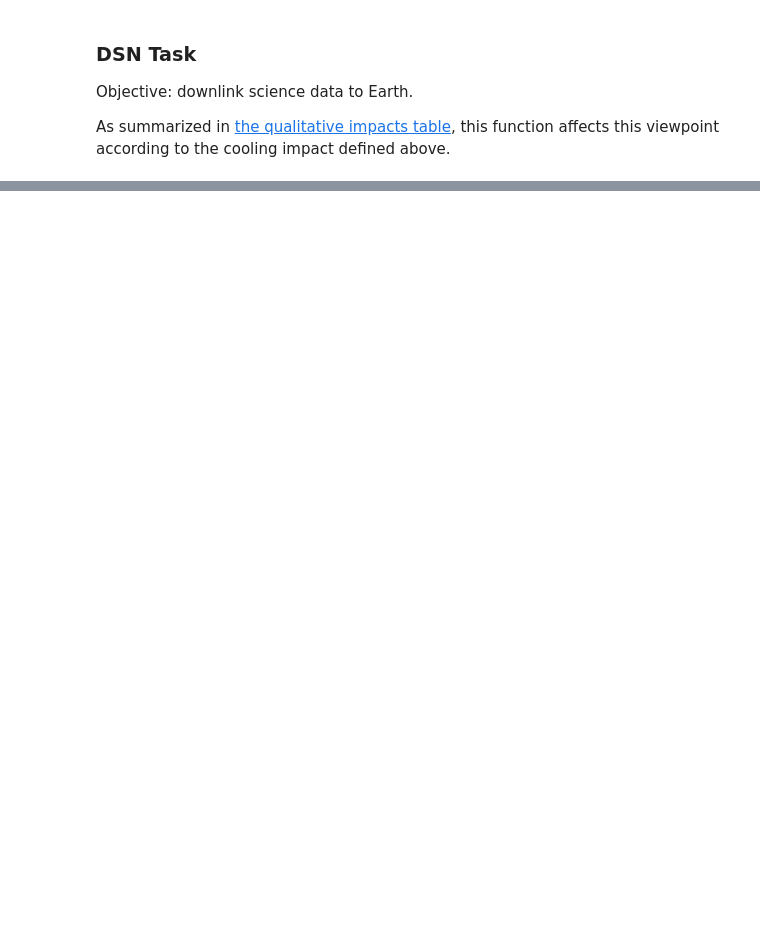
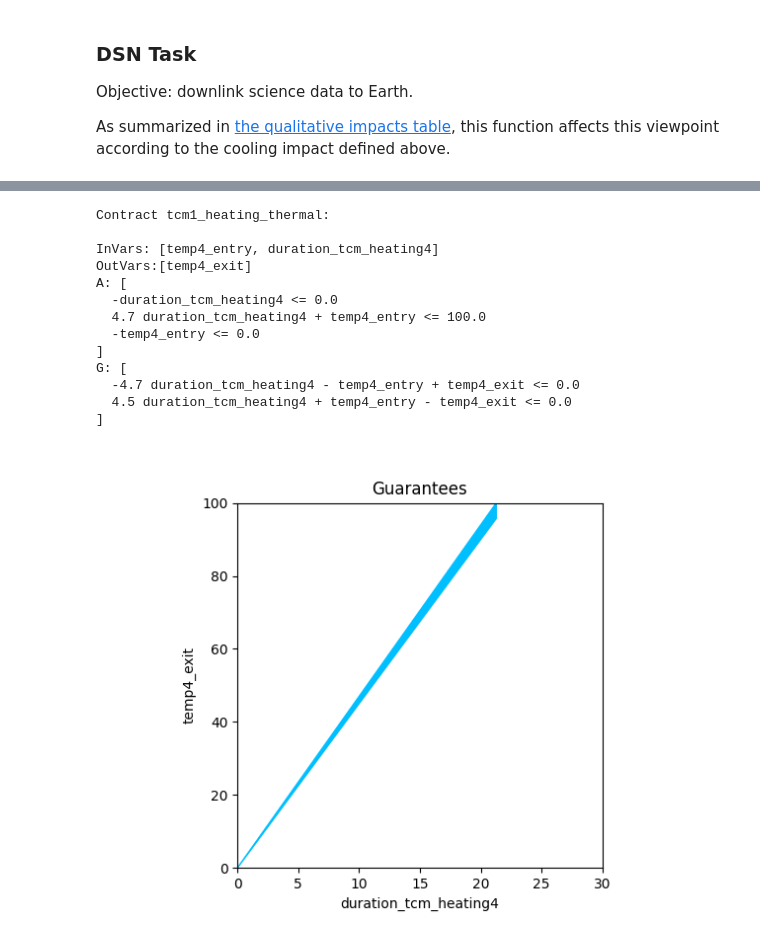
Before and after one commit to pacti-org/pacti, a Jupyter notebook: case_studies/space_mission/space_mission_thermal.ipynb, the cells around one changed output, grey strips where cells are left out. Drawn from its saved outputs; the diff is of its cells as text; code cells hidden in the pictures; blank space fills up the shorter version.

Commit message:
thermal viewpoint serializes its scenario contract.

```diff
--- a/case_studies/space_mission/space_mission_thermal.ipynb
+++ b/case_studies/space_mission/space_mission_thermal.ipynb
@@ -86,0 +119,56 @@ G: [
+# %%
+def TCM_heating_thermal(s: int, heating_rate: tuple[float, float]) -> PolyhedralContract:
+  spec = PolyhedralContract.from_string(
+    InputVars = [
+      f"temp{s}_entry",           # initial thrusters temperature
+      f"duration_tcm_heating{s}", # knob variable for TCM heating duration
+    ],
+    OutputVars = [
+      f"temp{s}_exit",            # final thrusters temperature
+    ],
+    assumptions = [
+      # Task has a positive scheduled duration
+      f"-duration_tcm_heating{s} <= 0",
+
+      # thursters should not overheat
+      f"temp{s}_entry + {heating_rate[1]}*duration_tcm_heating{s} <= 100",
+
+      # lower-bound thruster temperature
+      f"-temp{s}_entry <= 0",
+    ],
+    guarantees = [
+      # duration*heating_rate(min) <= temp{exit} - temp{entry} <= duration*heating_rate(max)
+      f" temp{s}_exit - temp{s}_entry - {heating_rate[1]}*duration_tcm_heating{s} <= 0",
+      f"-temp{s}_exit + temp{s}_entry + {heating_rate[0]}*duration_tcm_heating{s} <= 0",
+
+      # Upper-bound thruster temperature
+      f"temp{s}_exit <= 100",
+    ])
+  return spec
+
+tcm1_heating_thermal = TCM_heating_thermal(s=4, heating_rate=(4.5, 4.7))
+print(f"Contract tcm1_heating_thermal:\n\n{tcm1_heating_thermal}")
+
+_ = plot_guarantees(contract=tcm1_heating_thermal,
+                x_var=Var("duration_tcm_heating4"),
+                y_var=Var("temp4_exit"),
+                var_values={
+                  Var("temp4_entry"):0,
+                },
+                x_lims=(0,30),
+                y_lims=(0,100))
+# %% [output]
+Contract tcm1_heating_thermal:
+
+InVars: [temp4_entry, duration_tcm_heating4]
+OutVars:[temp4_exit]
+A: [
+  -duration_tcm_heating4 <= 0.0
+  4.7 duration_tcm_heating4 + temp4_entry <= 100.0
+  -temp4_entry <= 0.0
+]
+G: [
+  -4.7 duration_tcm_heating4 - temp4_entry + temp4_exit <= 0.0
+  4.5 duration_tcm_heating4 + temp4_entry - temp4_exit <= 0.0
+]
+[figure, added]
```
Also changed, not shown: parts of 16 cells of this notebook, 3 other files.
